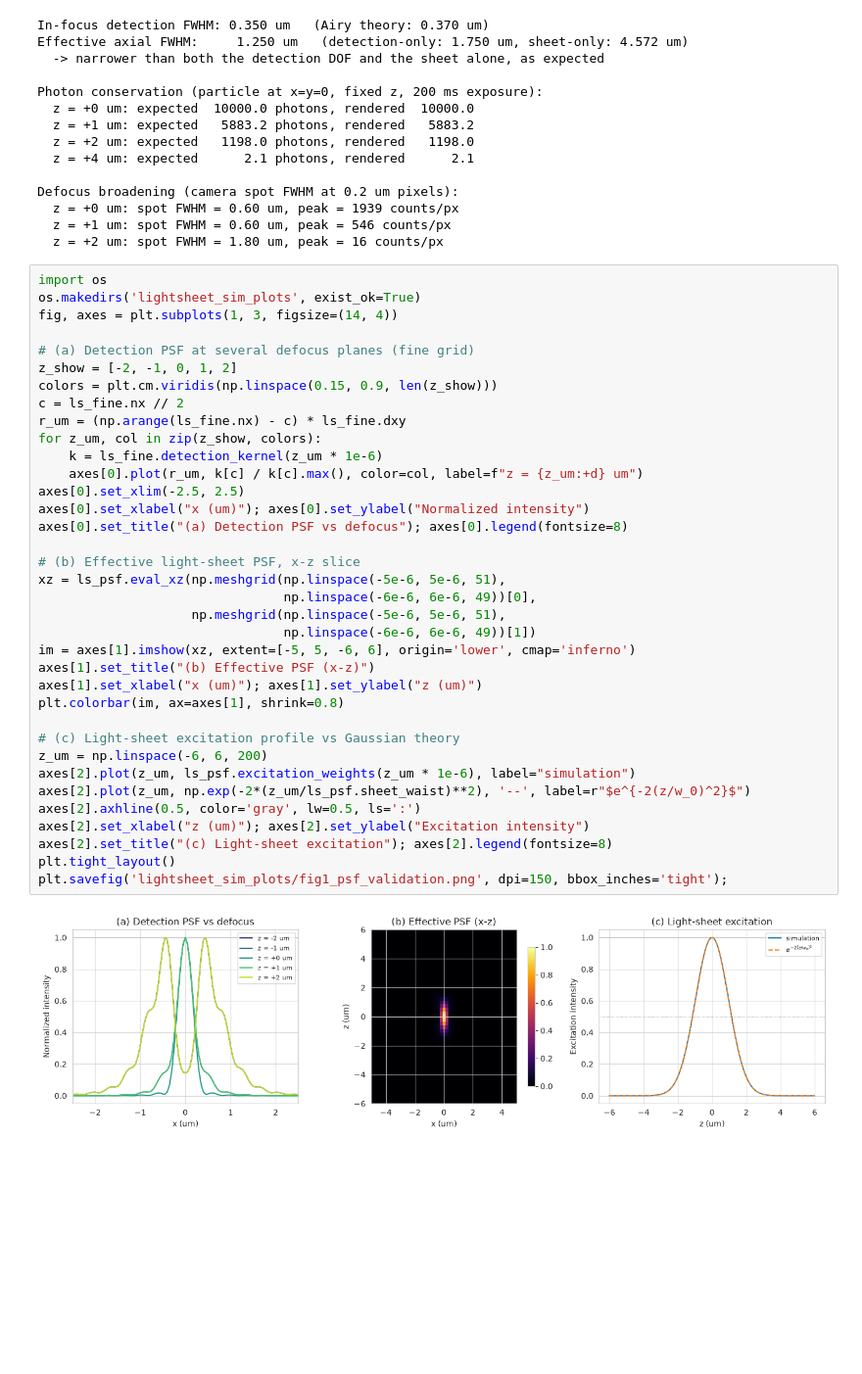
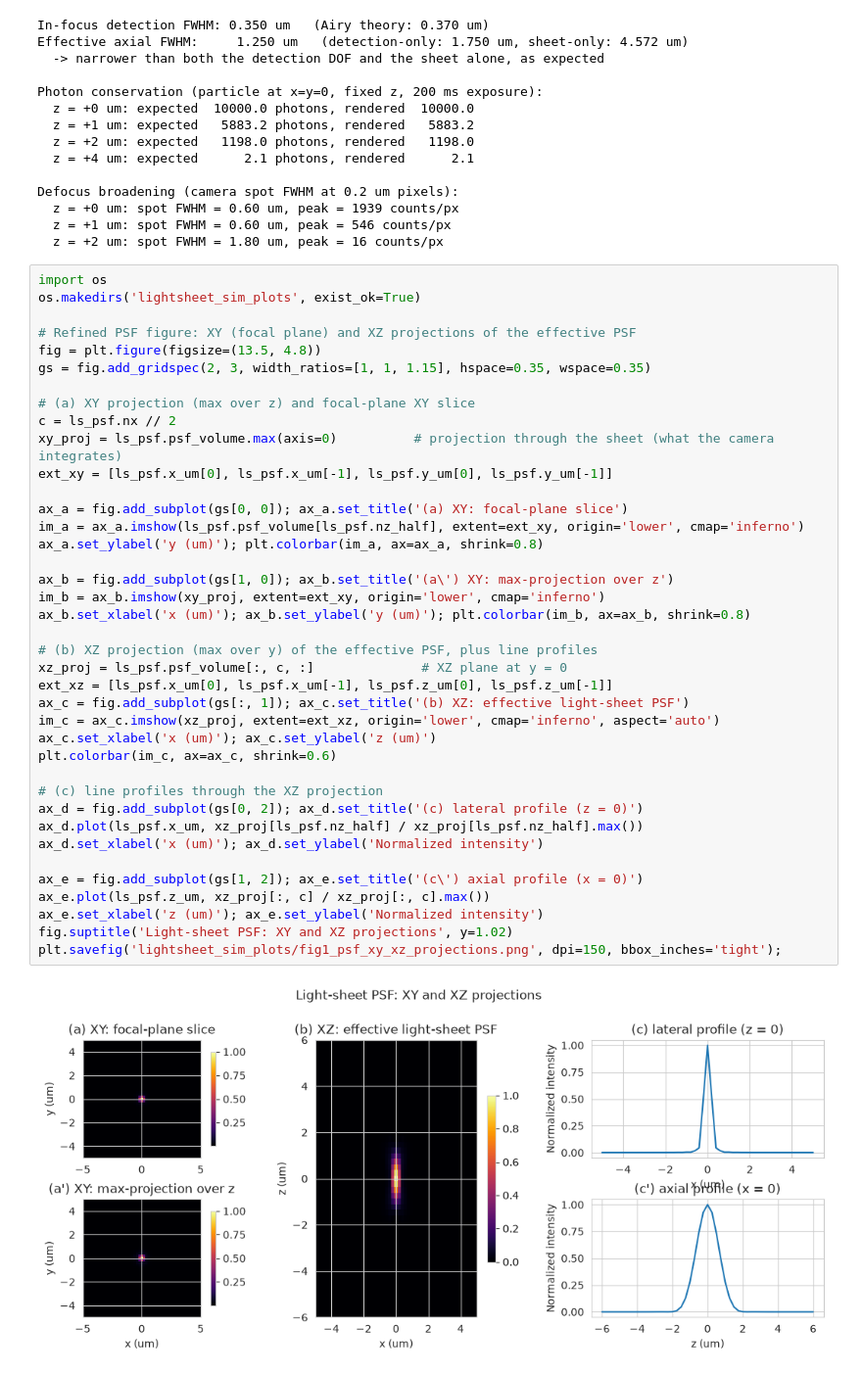
Before and after one commit to Tomkaehst/H2MM-FRET-Blinking, a Jupyter notebook: 5_LightSheet_Camera_Simulation.ipynb, the cells around one changed output. Shown at 98% size. Cells and saved outputs as stored; diff of their text form; blank space fills up the shorter version.

```diff
--- a/5_LightSheet_Camera_Simulation.ipynb
+++ b/5_LightSheet_Camera_Simulation.ipynb
@@ -126,41 +126,44 @@ Defocus broadening (camera spot FWHM at 0.2 um pixels):
   z = +0 um: spot FWHM = 0.60 um, peak = 1939 counts/px
   z = +1 um: spot FWHM = 0.60 um, peak = 546 counts/px
   z = +2 um: spot FWHM = 1.80 um, peak = 16 counts/px
-# %%
-import os
-os.makedirs('lightsheet_sim_plots', exist_ok=True)
-fig, axes = plt.subplots(1, 3, figsize=(14, 4))
-
-# (a) Detection PSF at several defocus planes (fine grid)
-z_show = [-2, -1, 0, 1, 2]
-colors = plt.cm.viridis(np.linspace(0.15, 0.9, len(z_show)))
-c = ls_fine.nx // 2
-r_um = (np.arange(ls_fine.nx) - c) * ls_fine.dxy
-for z_um, col in zip(z_show, colors):
-    k = ls_fine.detection_kernel(z_um * 1e-6)
-    axes[0].plot(r_um, k[c] / k[c].max(), color=col, label=f"z = {z_um:+d} um")
-axes[0].set_xlim(-2.5, 2.5)
-axes[0].set_xlabel("x (um)"); axes[0].set_ylabel("Normalized intensity")
-axes[0].set_title("(a) Detection PSF vs defocus"); axes[0].legend(fontsize=8)
-
-# (b) Effective light-sheet PSF, x-z slice
-xz = ls_psf.eval_xz(np.meshgrid(np.linspace(-5e-6, 5e-6, 51),
-                                np.linspace(-6e-6, 6e-6, 49))[0],
-                    np.meshgrid(np.linspace(-5e-6, 5e-6, 51),
-                                np.linspace(-6e-6, 6e-6, 49))[1])
-im = axes[1].imshow(xz, extent=[-5, 5, -6, 6], origin='lower', cmap='inferno')
-axes[1].set_title("(b) Effective PSF (x-z)")
-axes[1].set_xlabel("x (um)"); axes[1].set_ylabel("z (um)")
-plt.colorbar(im, ax=axes[1], shrink=0.8)
-
-# (c) Light-sheet excitation profile vs Gaussian theory
-z_um = np.linspace(-6, 6, 200)
-axes[2].plot(z_um, ls_psf.excitation_weights(z_um * 1e-6), label="simulation")
-axes[2].plot(z_um, np.exp(-2*(z_um/ls_psf.sheet_waist)**2), '--', label=r"$e^{-2(z/w_0)^2}$")
-axes[2].axhline(0.5, color='gray', lw=0.5, ls=':')
-axes[2].set_xlabel("z (um)"); axes[2].set_ylabel("Excitation intensity")
-axes[2].set_title("(c) Light-sheet excitation"); axes[2].legend(fontsize=8)
-plt.tight_layout()
-plt.savefig('lightsheet_sim_plots/fig1_psf_validation.png', dpi=150, bbox_inches='tight');
-# %% [output]
-[figure, removed]
+# %%
+import os
+os.makedirs('lightsheet_sim_plots', exist_ok=True)
+
+# Refined PSF figure: XY (focal plane) and XZ projections of the effective PSF
+fig = plt.figure(figsize=(13.5, 4.8))
+gs = fig.add_gridspec(2, 3, width_ratios=[1, 1, 1.15], hspace=0.35, wspace=0.35)
+
+# (a) XY projection (max over z) and focal-plane XY slice
+c = ls_psf.nx // 2
+xy_proj = ls_psf.psf_volume.max(axis=0)          # projection through the sheet (what the camera integrates)
+ext_xy = [ls_psf.x_um[0], ls_psf.x_um[-1], ls_psf.y_um[0], ls_psf.y_um[-1]]
+
+ax_a = fig.add_subplot(gs[0, 0]); ax_a.set_title('(a) XY: focal-plane slice')
+im_a = ax_a.imshow(ls_psf.psf_volume[ls_psf.nz_half], extent=ext_xy, origin='lower', cmap='inferno')
+ax_a.set_ylabel('y (um)'); plt.colorbar(im_a, ax=ax_a, shrink=0.8)
+
+ax_b = fig.add_subplot(gs[1, 0]); ax_b.set_title('(a\') XY: max-projection over z')
+im_b = ax_b.imshow(xy_proj, extent=ext_xy, origin='lower', cmap='inferno')
+ax_b.set_xlabel('x (um)'); ax_b.set_ylabel('y (um)'); plt.colorbar(im_b, ax=ax_b, shrink=0.8)
+
+# (b) XZ projection (max over y) of the effective PSF, plus line profiles
+xz_proj = ls_psf.psf_volume[:, c, :]              # XZ plane at y = 0
+ext_xz = [ls_psf.x_um[0], ls_psf.x_um[-1], ls_psf.z_um[0], ls_psf.z_um[-1]]
+ax_c = fig.add_subplot(gs[:, 1]); ax_c.set_title('(b) XZ: effective light-sheet PSF')
+im_c = ax_c.imshow(xz_proj, extent=ext_xz, origin='lower', cmap='inferno', aspect='auto')
+ax_c.set_xlabel('x (um)'); ax_c.set_ylabel('z (um)')
+plt.colorbar(im_c, ax=ax_c, shrink=0.6)
+
+# (c) line profiles through the XZ projection
+ax_d = fig.add_subplot(gs[0, 2]); ax_d.set_title('(c) lateral profile (z = 0)')
+ax_d.plot(ls_psf.x_um, xz_proj[ls_psf.nz_half] / xz_proj[ls_psf.nz_half].max())
+ax_d.set_xlabel('x (um)'); ax_d.set_ylabel('Normalized intensity')
+
+ax_e = fig.add_subplot(gs[1, 2]); ax_e.set_title('(c\') axial profile (x = 0)')
+ax_e.plot(ls_psf.z_um, xz_proj[:, c] / xz_proj[:, c].max())
+ax_e.set_xlabel('z (um)'); ax_e.set_ylabel('Normalized intensity')
+fig.suptitle('Light-sheet PSF: XY and XZ projections', y=1.02)
+plt.savefig('lightsheet_sim_plots/fig1_psf_xy_xz_projections.png', dpi=150, bbox_inches='tight');
+# %% [output]
+[figure, added]
```
Also changed, not shown: parts of 17 cells of this notebook, 11 other files.
